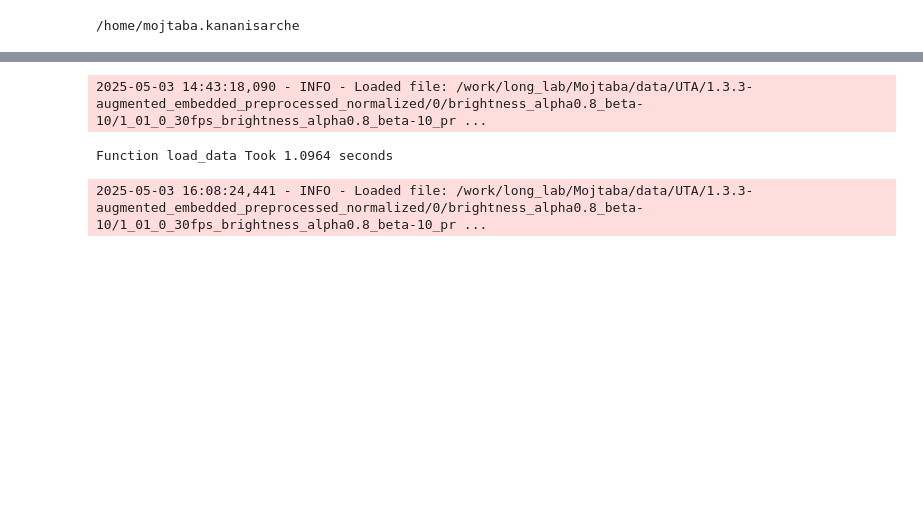
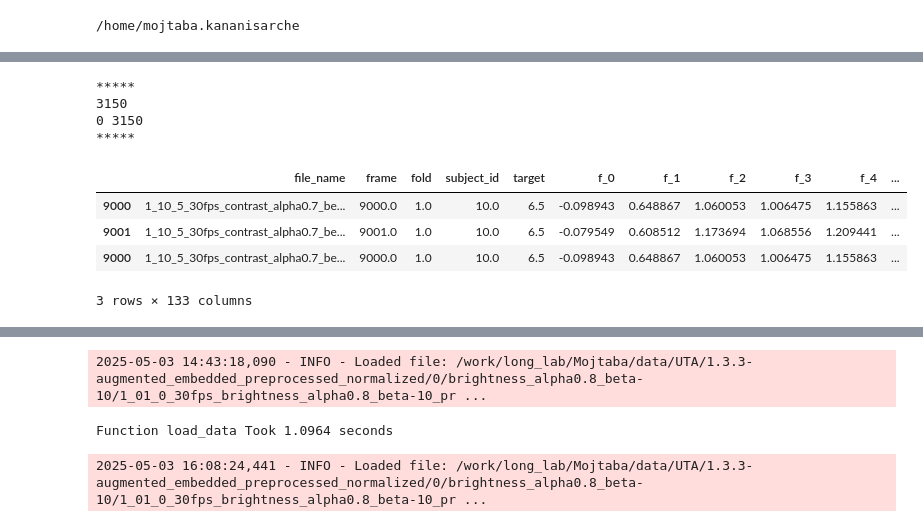
Before and after one commit to Roobahist/fatigue-detection, a Jupyter notebook: temp/temp.ipynb, the cells around one changed output, grey strips where cells are left out. Saved outputs shown, nothing was run; the diff lists cells and outputs as text; code cells hidden in the pictures; blank space fills up the shorter version.

```diff
--- a/temp/temp.ipynb
+++ b/temp/temp.ipynb
@@ -4,0 +460,15 @@
+# %%
+b, i = train_data_gen.__getitem__(index=4)
+# %% [output]
+*****
+3150
+0 3150
+*****
+# %%
+b.loc[[9000, 9001, 9000],]
+# %% [output]
+|  | file_name | frame | fold | subject_id | target | f_0 | f_1 | f_2 | f_3 | f_4 | ... |
+| 9000 | 1_10_5_30fps_contrast_alpha0.7_be... | 9000.0 | 1.0 | 10.0 | 6.5 | -0.098943 | 0.648867 | 1.060053 | 1.006475 | 1.155863 | ... |
+| 9001 | 1_10_5_30fps_contrast_alpha0.7_be... | 9001.0 | 1.0 | 10.0 | 6.5 | -0.079549 | 0.608512 | 1.173694 | 1.068556 | 1.209441 | ... |
+| 9000 | 1_10_5_30fps_contrast_alpha0.7_be... | 9000.0 | 1.0 | 10.0 | 6.5 | -0.098943 | 0.648867 | 1.060053 | 1.006475 | 1.155863 | ... |
+3 rows × 133 columns
```
Also changed, not shown: parts of 16 cells of this notebook.
